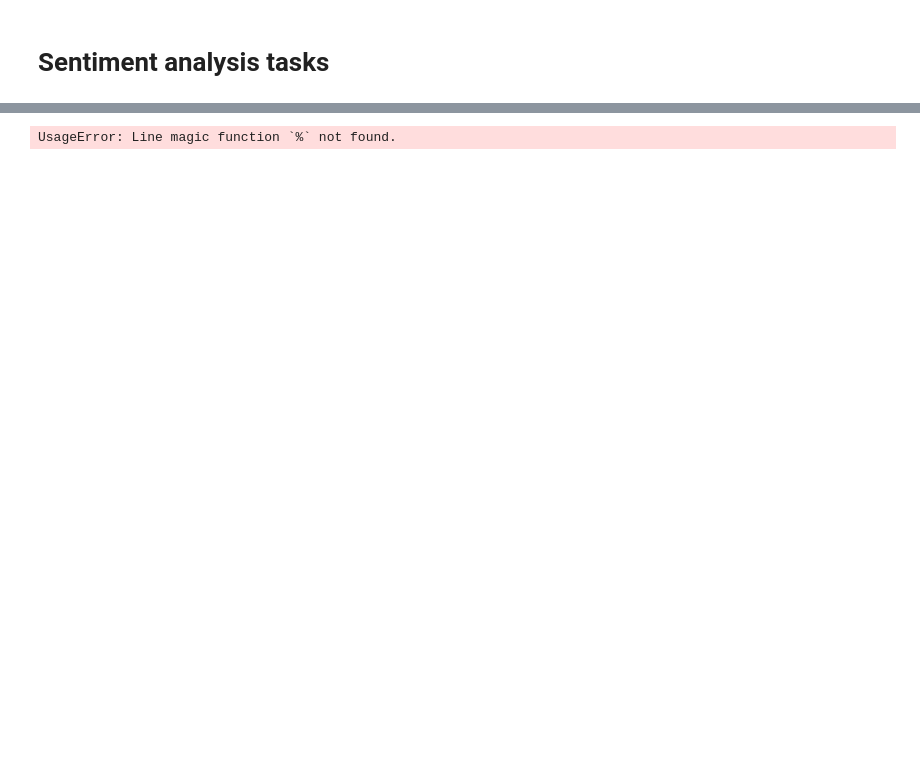
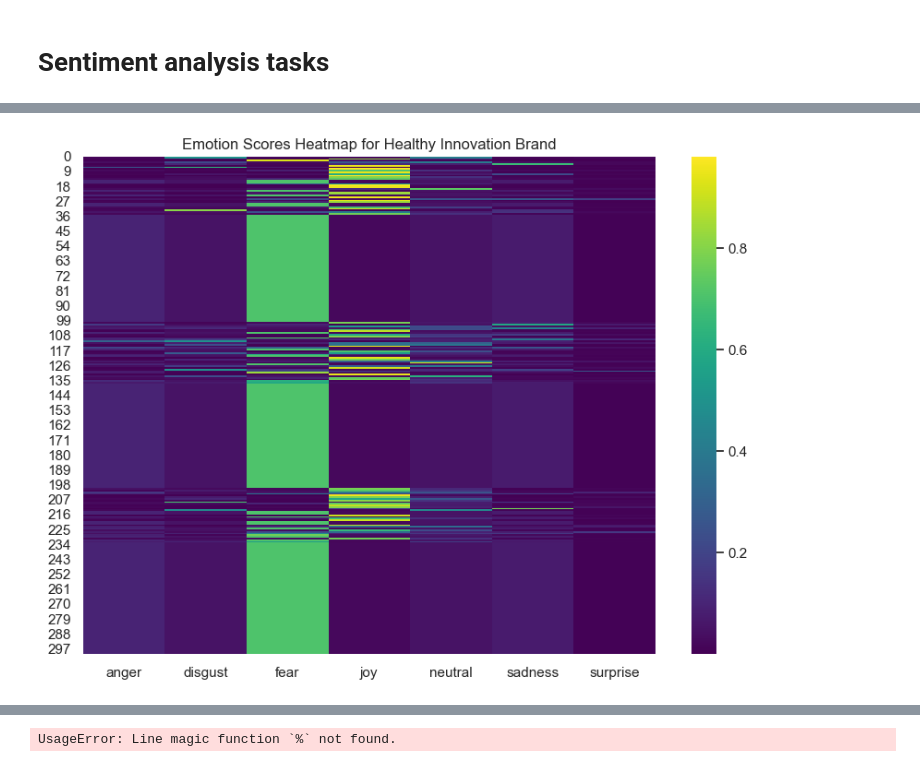
Before and after one commit to celinargy/celinargy.github.io, a Jupyter notebook: notebooks/Sentiment.ipynb, the cells around one changed output, grey strips where cells are left out. Saved outputs shown, nothing was run; the diff lists cells and outputs as text; code cells hidden in the pictures; blank space fills up the shorter version.

```diff
--- a/notebooks/Sentiment.ipynb
+++ b/notebooks/Sentiment.ipynb
@@ -246,0 +402,9 @@ sentiment = pd.DataFrame.from_dict(merged_dict, orient='columns')
+# %%
+import seaborn as sns
+
+plt.figure(figsize=(10,7))
+sns.heatmap(emotions_welldone, cmap='viridis')
+plt.title('Emotion Scores Heatmap for Healthy Innovation Brand')
+plt.show()
+# %% [output]
+[figure, added]
```
Also changed, not shown: parts of 52 cells of this notebook, 13 other files.
